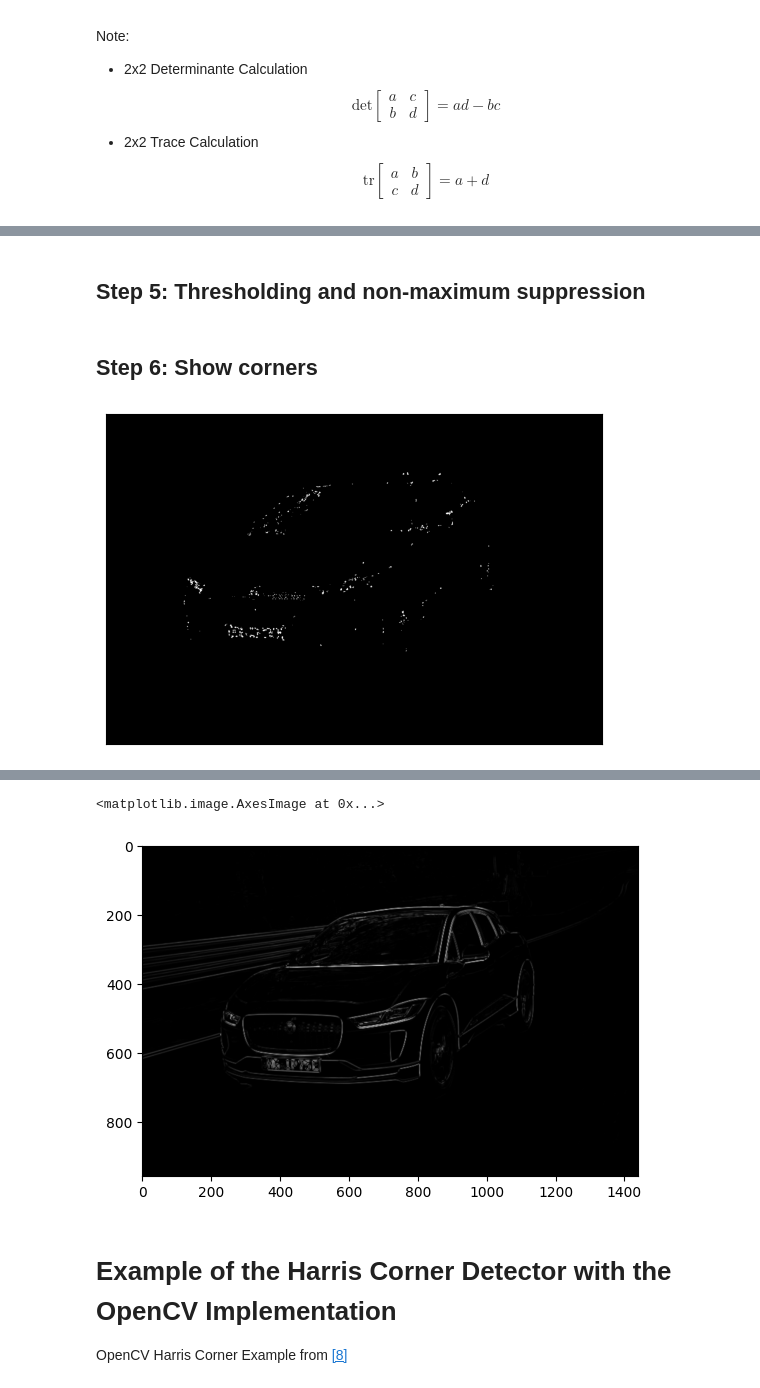
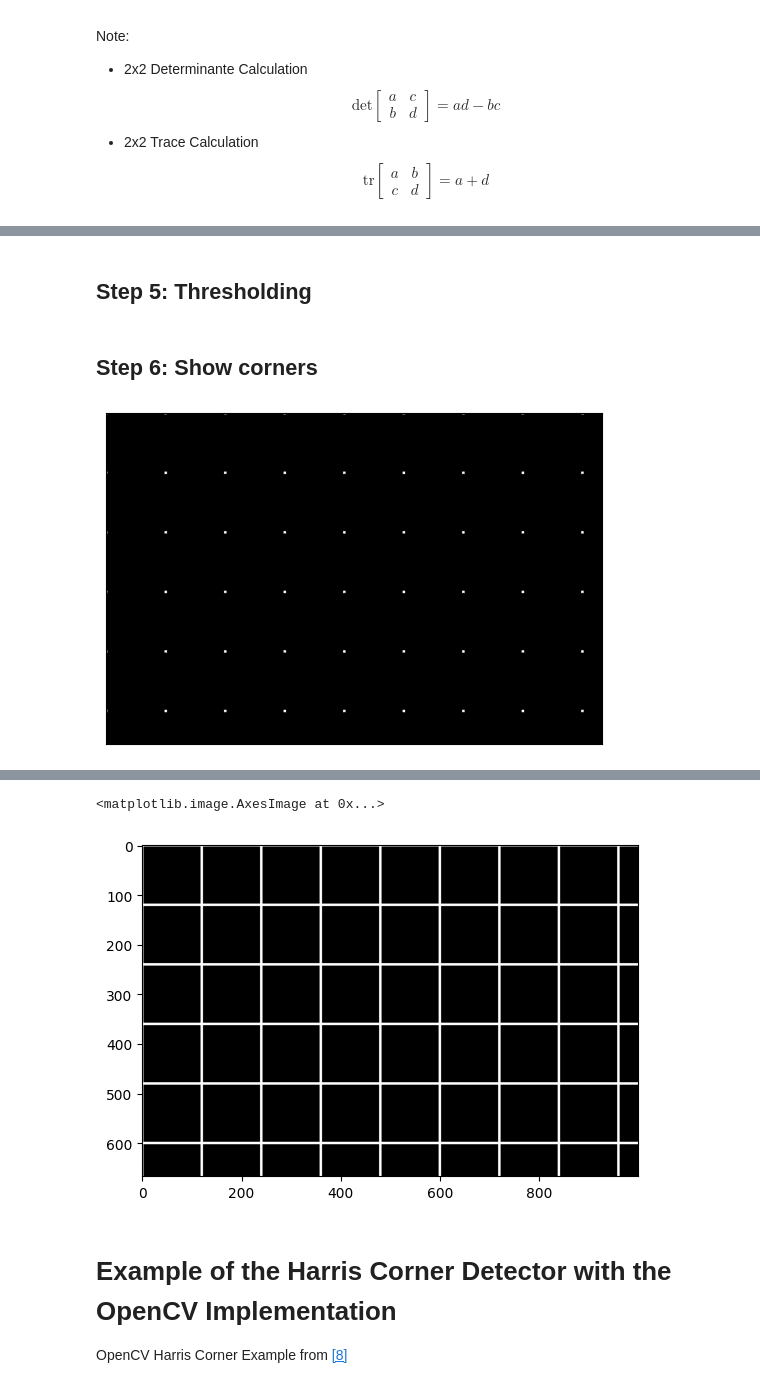
Before and after one commit to DavidGitter/covi-pl, a Jupyter notebook: covi.ipynb, the cells around one changed output, grey strips where cells are left out. Saved outputs shown, nothing was run; the diff lists cells and outputs as text; code cells hidden in the pictures.

```diff
--- a/covi.ipynb
+++ b/covi.ipynb
@@ -18,7 +18,7 @@ from PIL import Image
 # %% [markdown]
 ## Importing the image
 # %%
-image_path = 'auto.jpg'
+image_path = 'schach.jpg'
 # open image and use grey scale mode (L)
 original_image = np.array(Image.open(image_path).convert('L'))
 
@@ -119,5 +112,5 @@ plt.imshow(R)
 # %% [markdown]
-## Step 5: Thresholding and non-maximum suppression
+## Step 5: Thresholding
 # %%
 # creating a zero matrix with the size of out result matrix R
 corners = np.zeros_like(R)
@@ -137,18 +130,24 @@ plt.imshow(corners, cmap='gray') # corner uses gray-valued matrix
 
 plt.show()
 # %% [output]
-[figure, old version]
+[figure, new version]
 # %% [markdown]
 We can also search for edges by locking for differences between lambda1 and lambda2 like shown in image
 - ![[8]](https://docs.opencv.org/4.x/harris_region.jpg)
 # %%
 # calc the absolute difference, e.g. when lambda1 << lambda2 or lambda2 << lambda1
-diffIs = np.sqrt((Is_xx - Is_yy) ** 2)
 
-plt.imshow(diffIs, cmap="grey")
+# second version (using the magnitude matrix R)
+edges = np.zeros_like(R)
+edges[traceM > threshold * traceM.max()] = 1
+plt.imshow(edges, cmap="grey")
+
+# first version (directly comparing the eigenvalues)
+# diffIs = np.sqrt((Is_xx - Is_yy) ** 2)
+# plt.imshow(diffIs, cmap="grey")
 # %% [output]
 <matplotlib.image.AxesImage at 0x...>
-[figure, old version]
+[figure, new version]
 # %% [markdown]
 # Example of the Harris Corner Detector with the OpenCV Implementation
 
```
Also changed, not shown: parts of 5 cells of this notebook.
